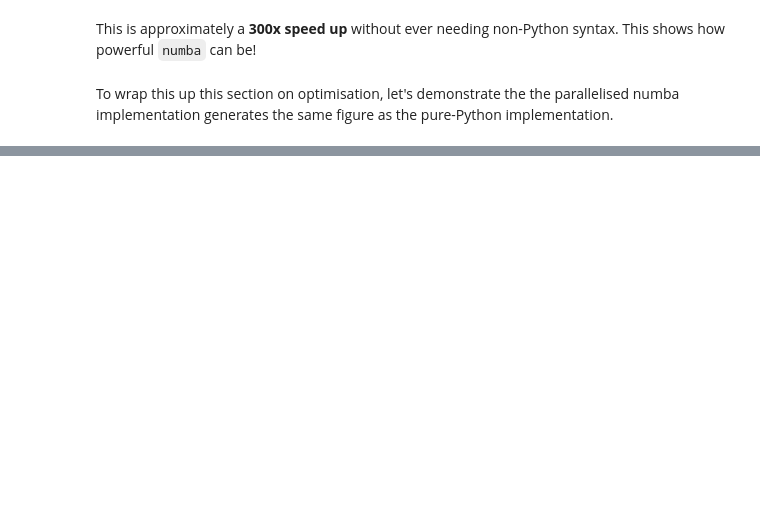
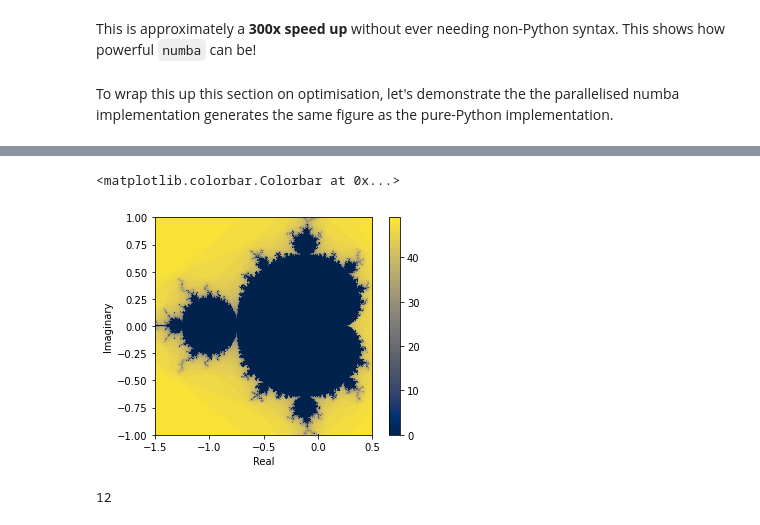
Before and after one commit to alan-turing-institute/rse-course, a Jupyter notebook: module09_programming_for_speed/09_04_optimising_with_numba.ipynb, the cells around one changed output, grey strips where cells are left out. Cells and saved outputs as stored; diff of their text form; code cells hidden in the pictures; blank space fills up the shorter version.

```diff
--- a/module09_programming_for_speed/09_04_optimising_with_numba.ipynb
+++ b/module09_programming_for_speed/09_04_optimising_with_numba.ipynb
@@ -131,0 +136,6 @@ plt.imshow(data_numba_parallel, interpolation="none")
+# %%
+# Parallelisation
+
+cs = [[(x + y*1j) for x in xs] for y in ys]
+print(len(cs))
+print(type(cs[0]))
@@ -131,0 +155,16 @@ plt.imshow(data_numba_parallel, interpolation="none")
+# %%
+%%writefile mandelrow.py
+def mandel(position, limit=50):
+    value = position
+    while abs(value) < 2:
+        limit -= 1
+        value = value**2 + position
+        if limit < 0:
+            return 0
+    return limit
+
+def mandel_row(row):
+    """Apply mandel to a row."""
+    return [mandel(cell) for cell in row]
+
+assert mandel_row([1, 2, 3]) == [49, 50, 50]
@@ -131,0 +175,3 @@ plt.imshow(data_numba_parallel, interpolation="none")
+# %%
+%%timeit
+zs = list(map(mandel_row, cs))
@@ -131,0 +180,20 @@ plt.imshow(data_numba_parallel, interpolation="none")
+# %%
+plt.set_cmap("cividis")  # use a color vision deficiency-friendly palette
+plt.xlabel("Real")
+plt.ylabel("Imaginary")
+plt.imshow(
+    zs,
+    interpolation="none",
+    extent=[xmin, xmax, ymin, ymax],
+    origin="lower"
+)
+plt.colorbar()
+# %% [output]
+<matplotlib.colorbar.Colorbar at 0x...>
+[figure, added]
+# %%
+from multiprocessing import Pool
+from os import cpu_count
+cpu_count()
+# %% [output]
+12
```
Also changed, not shown: parts of 19 cells of this notebook, 1 other file.
